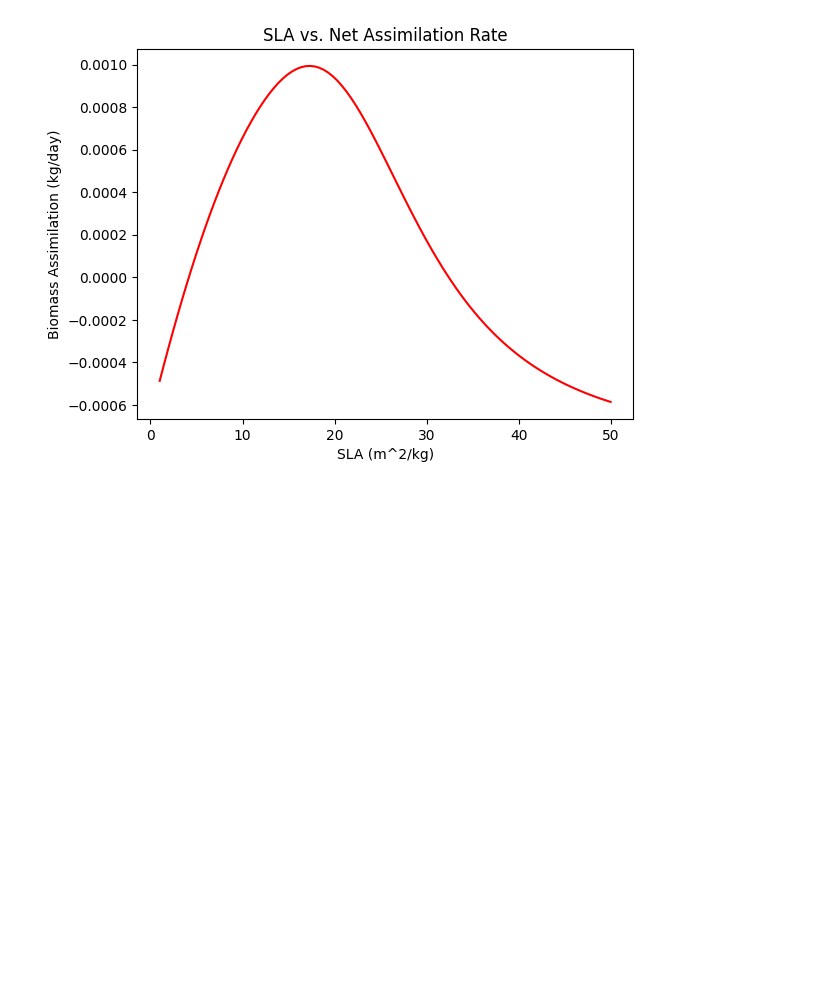
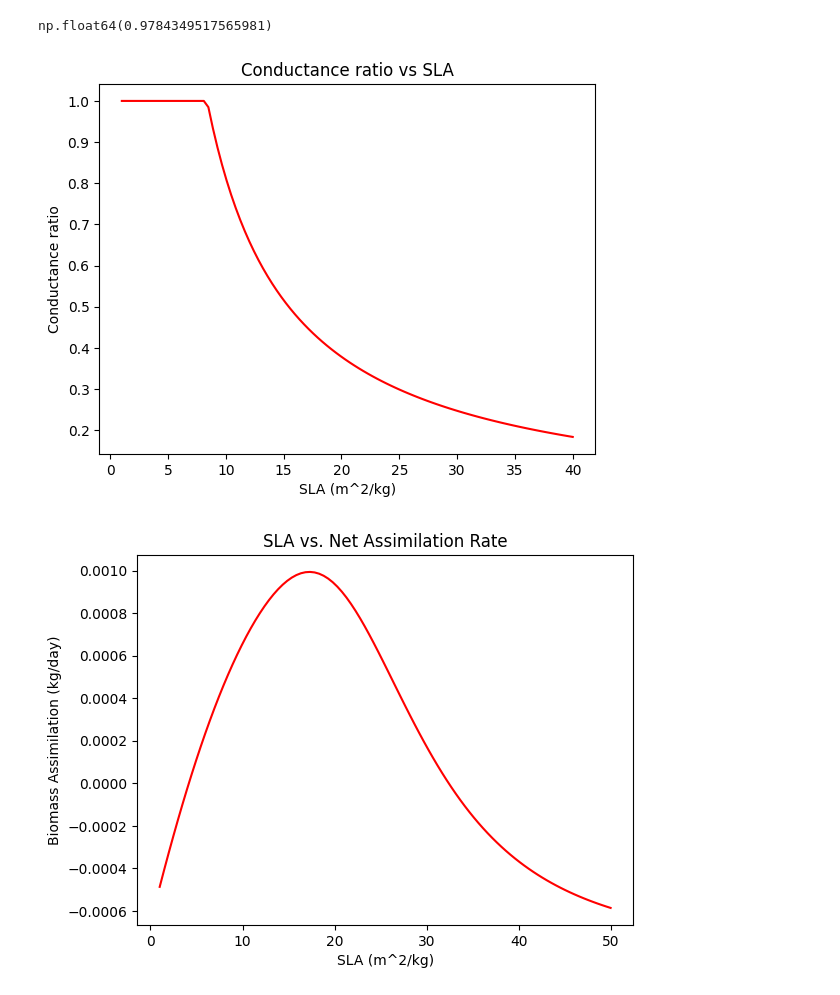
Before and after one commit to MustriM95/ScaledOptim, a Jupyter notebook: Simulations.ipynb, the cells around one changed output. Cells and saved outputs as stored; diff of their text form; code cells hidden in the pictures; blank space fills up the shorter version.

Commit message:
added stomatal compensation function and modified notebook to reflec results

```diff
--- a/Simulations.ipynb
+++ b/Simulations.ipynb
@@ -13,3 +14,21 @@ from functions import *
+# %%
+g_compensation(eSLA=60, h=5, p_inc=0.5, T_A=10, gsday_s=17, gsday_e=165)
+# %% [output]
+np.float64(0.9784349517565981)
+# %%
+g_comp_vect = np.vectorize(g_compensation)
+x = np.linspace(1, 40, 100)
+y =  g_comp_vect(eSLA=x, h=10, p_inc=0.5, T_A=40, gsday_s=17, gsday_e=165)
+
+plot = plt.plot(x, y, color='red')
+
+plt.title('Conductance ratio vs SLA')
+plt.xlabel('SLA (m^2/kg)')
+plt.ylabel('Conductance ratio')
+
+plt.show(plot)
+# %% [output]
+[figure, added]
 # %%
 G_vect = np.vectorize(G_de)
 x = np.linspace(1, 50, 100)
```
Also changed, not shown: parts of 2 cells of this notebook, 1 other file.
